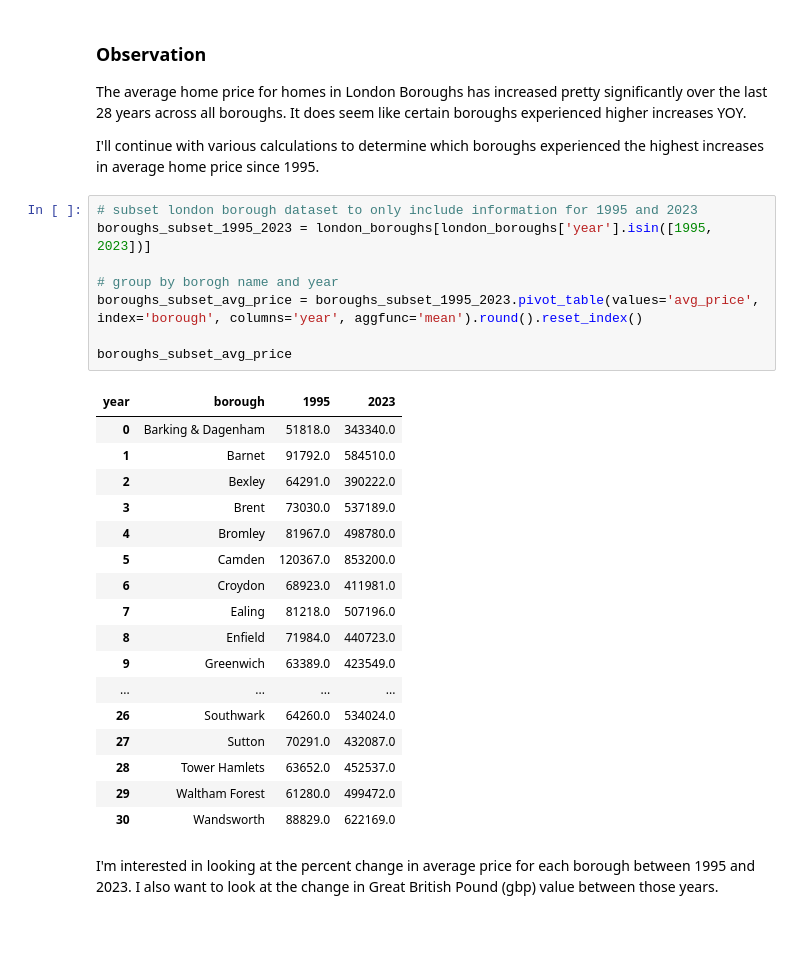
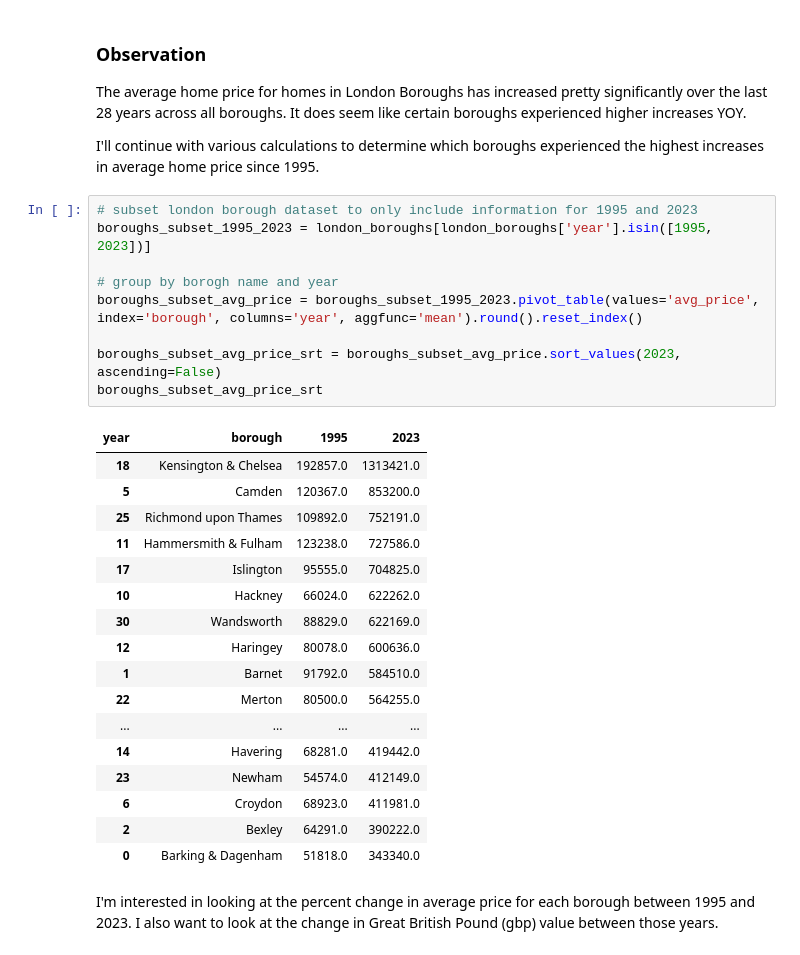
Before and after one commit to dezertdweller/springboard-data-science-projects, a Jupyter notebook: london-housing-analysis.ipynb, the cells around one changed output. Saved outputs shown, nothing was run; the diff lists cells and outputs as text.

```diff
--- a/london-housing-analysis.ipynb
+++ b/london-housing-analysis.ipynb
@@ -495,29 +495,30 @@ I'll continue with various calculations to determine which boroughs experienced
 # %%
 # subset london borough dataset to only include information for 1995 and 2023
 boroughs_subset_1995_2023 = london_boroughs[london_boroughs['year'].isin([1995, 2023])]
 
 # group by borogh name and year
 boroughs_subset_avg_price = boroughs_subset_1995_2023.pivot_table(values='avg_price', index='borough', columns='year', aggfunc='mean').round().reset_index()
 
-boroughs_subset_avg_price
+boroughs_subset_avg_price_srt = boroughs_subset_avg_price.sort_values(2023, ascending=False)
+boroughs_subset_avg_price_srt
 # %% [output]
 | year | borough | 1995 | 2023 |
+| 18 | Kensington & Chelsea | 192857.0 | 1313421.0 |
+| 5 | Camden | 120367.0 | 853200.0 |
+| 25 | Richmond upon Thames | 109892.0 | 752191.0 |
+| 11 | Hammersmith & Fulham | 123238.0 | 727586.0 |
+| 17 | Islington | 95555.0 | 704825.0 |
+| 10 | Hackney | 66024.0 | 622262.0 |
+| 30 | Wandsworth | 88829.0 | 622169.0 |
+| 12 | Haringey | 80078.0 | 600636.0 |
+| 1 | Barnet | 91792.0 | 584510.0 |
+| 22 | Merton | 80500.0 | 564255.0 |
+| ... | ... | ... | ... |
+| 14 | Havering | 68281.0 | 419442.0 |
+| 23 | Newham | 54574.0 | 412149.0 |
+| 6 | Croydon | 68923.0 | 411981.0 |
+| 2 | Bexley | 64291.0 | 390222.0 |
 | 0 | Barking & Dagenham | 51818.0 | 343340.0 |
-| 1 | Barnet | 91792.0 | 584510.0 |
-| 2 | Bexley | 64291.0 | 390222.0 |
-| 3 | Brent | 73030.0 | 537189.0 |
-| 4 | Bromley | 81967.0 | 498780.0 |
-| 5 | Camden | 120367.0 | 853200.0 |
-| 6 | Croydon | 68923.0 | 411981.0 |
-| 7 | Ealing | 81218.0 | 507196.0 |
-| 8 | Enfield | 71984.0 | 440723.0 |
-| 9 | Greenwich | 63389.0 | 423549.0 |
-| ... | ... | ... | ... |
-| 26 | Southwark | 64260.0 | 534024.0 |
-| 27 | Sutton | 70291.0 | 432087.0 |
-| 28 | Tower Hamlets | 63652.0 | 452537.0 |
-| 29 | Waltham Forest | 61280.0 | 499472.0 |
-| 30 | Wandsworth | 88829.0 | 622169.0 |
 # %% [markdown]
 I'm interested in looking at the percent change in average price for each borough between 1995 and 2023. I also want to look at the change in Great British Pound (gbp) value between those years.
 # %%
```
Also changed, not shown: parts of 7 cells of this notebook.
